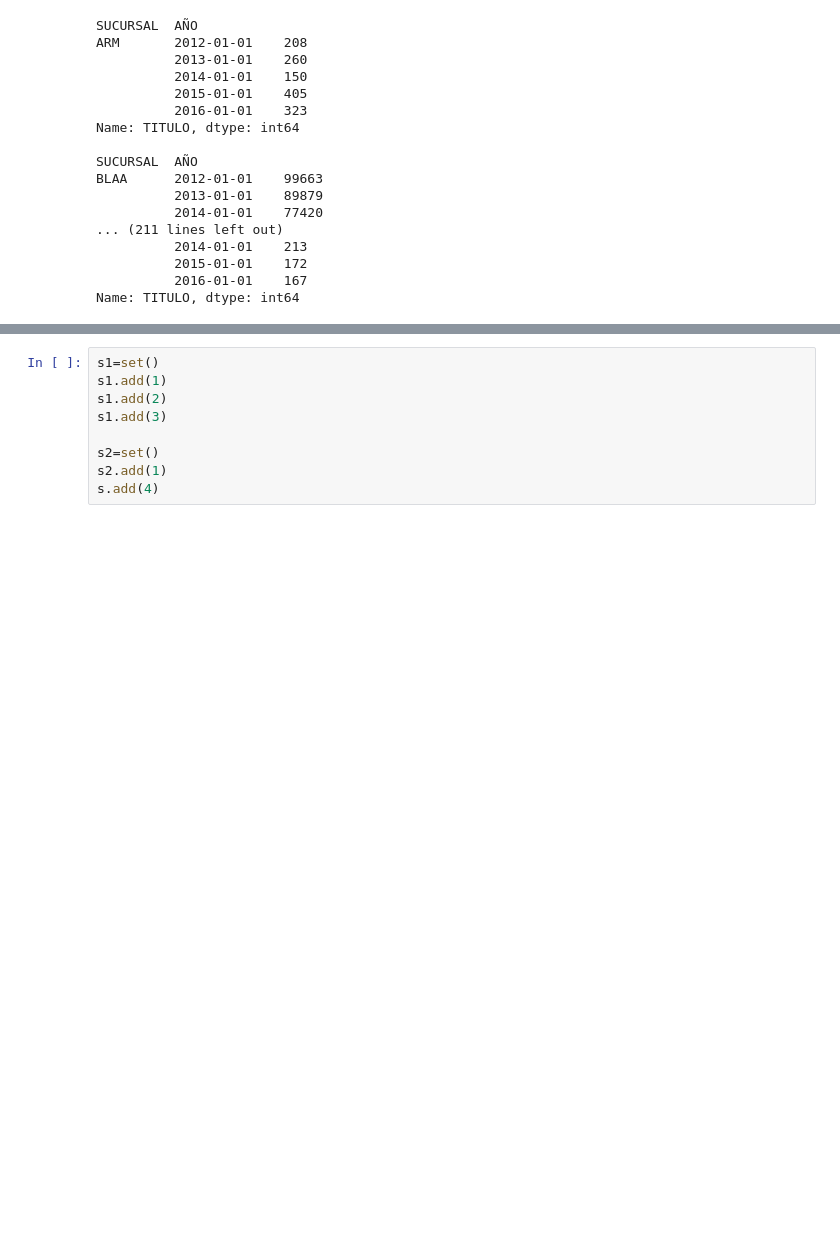
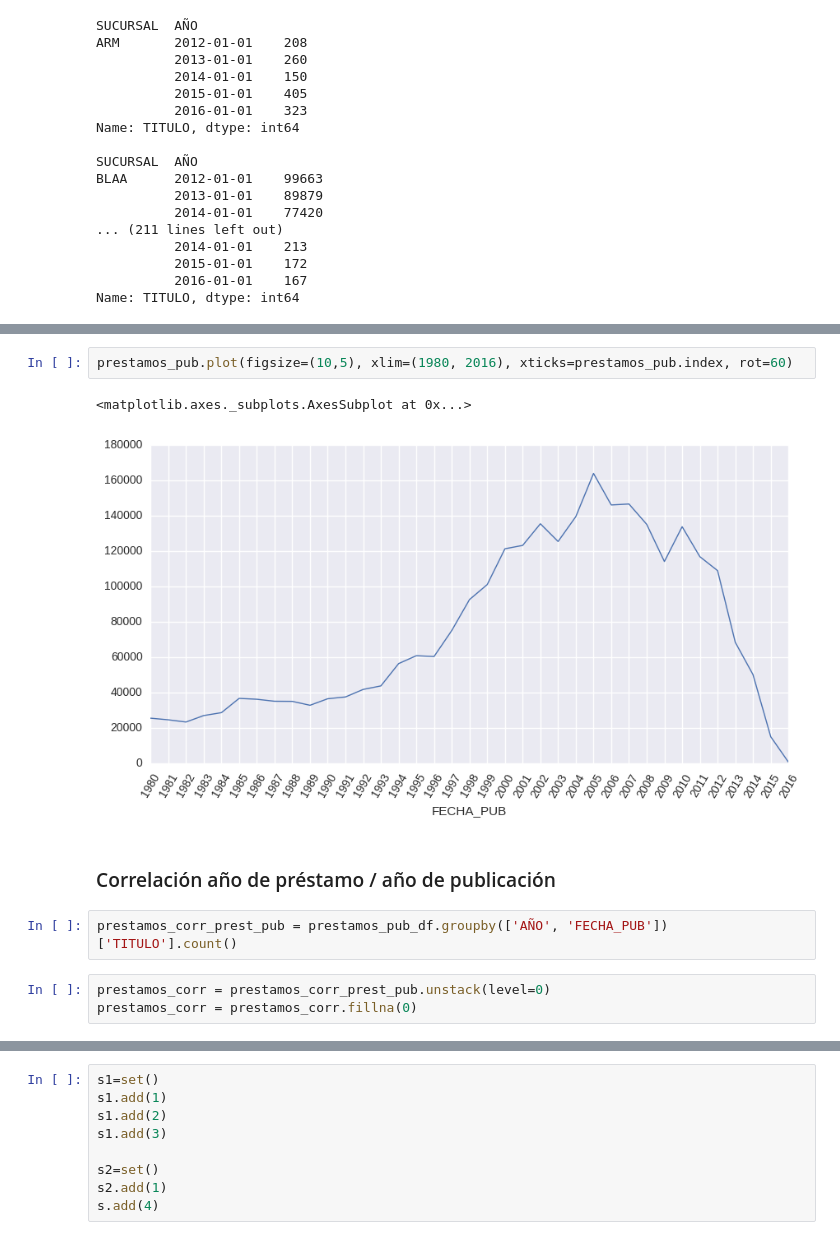
Before and after one commit to mavillard/colombia, a Jupyter notebook: prestamos_otros.ipynb, the cells around one changed output, grey strips where cells are left out. Drawn from its saved outputs; the diff is of its cells as text; blank space fills up the shorter version.

```diff
--- a/prestamos_otros.ipynb
+++ b/prestamos_otros.ipynb
@@ -543,0 +563,12 @@ prestamos_pub.plot(figsize=(10,5))
+# %%
+prestamos_pub.plot(figsize=(10,5), xlim=(1980, 2016), xticks=prestamos_pub.index, rot=60)
+# %% [output]
+<matplotlib.axes._subplots.AxesSubplot at 0x...>
+[figure, added]
+# %% [markdown]
+### Correlación año de préstamo / año de publicación
+# %%
+prestamos_corr_prest_pub = prestamos_pub_df.groupby(['AÑO', 'FECHA_PUB'])['TITULO'].count()
+# %%
+prestamos_corr = prestamos_corr_prest_pub.unstack(level=0)
+prestamos_corr = prestamos_corr.fillna(0)
```
Also changed, not shown: parts of 30 cells of this notebook.
